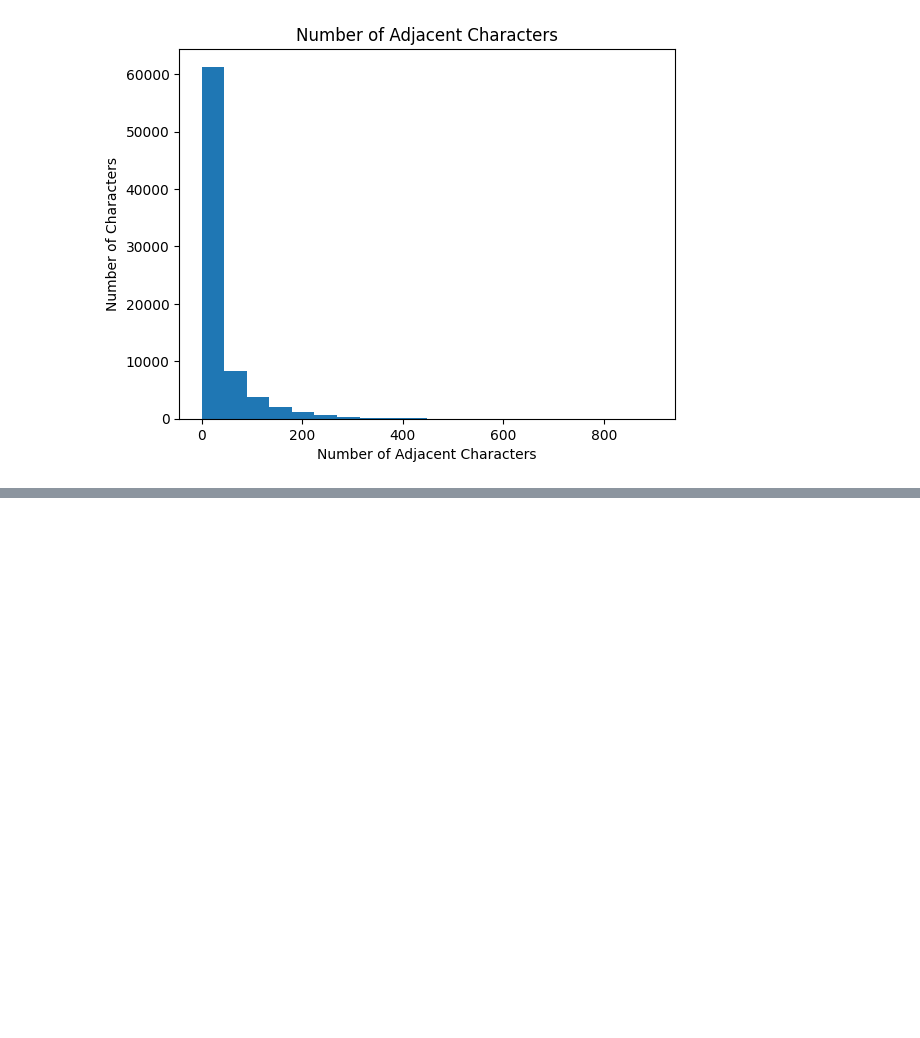
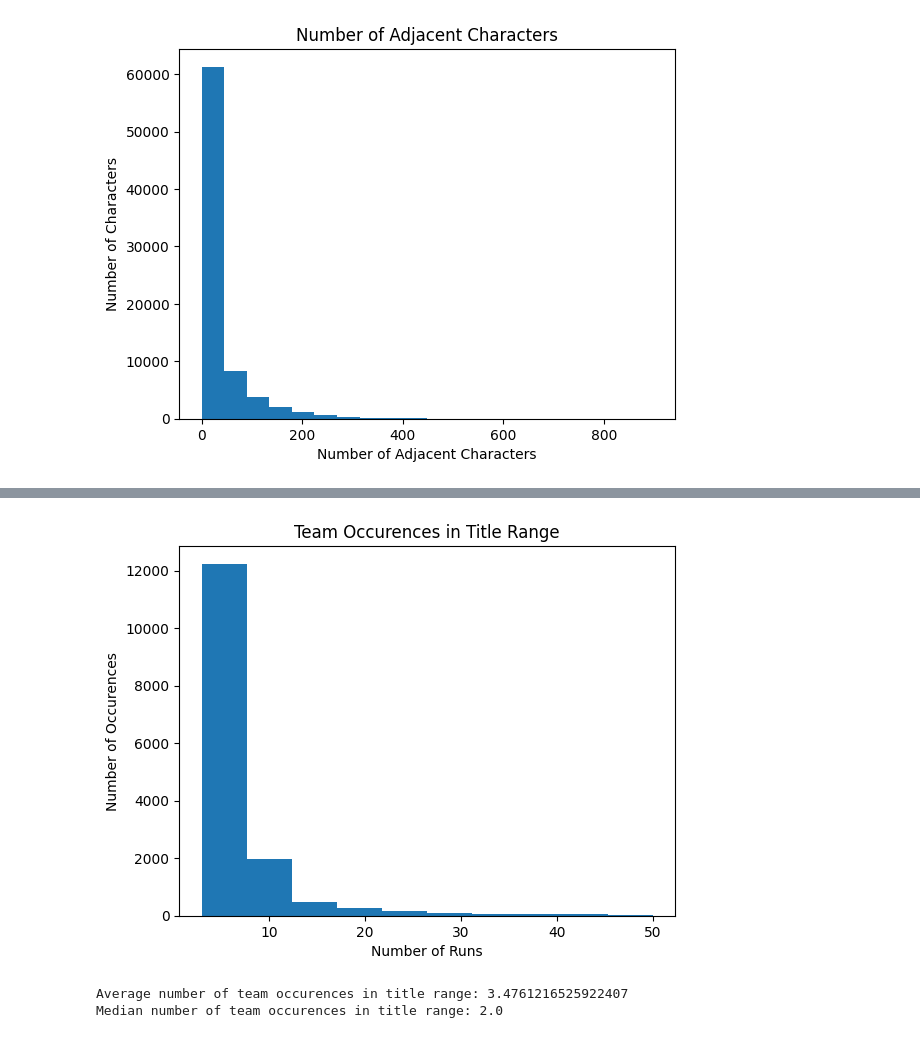
Before and after one commit to cvxluo/raider-i-know, a Jupyter notebook: analysis/analysis.ipynb, the cells around one changed output, grey strips where cells are left out. Saved outputs shown, nothing was run; the diff lists cells and outputs as text; code cells hidden in the pictures; blank space fills up the shorter version.

```diff
--- a/analysis/analysis.ipynb
+++ b/analysis/analysis.ipynb
@@ -240,0 +301,14 @@ Most frequent team: 257277245 (128)
+# %%
+TITLE_SCORE = 3650
+# %%
+def get_title_range_chars (title_score) :
+    title_range_chars = []
+    for character in tqdm(database_characters) :
+        char_top_runs = CharTopRuns(character)
+        if char_top_runs.overall_score() >= title_score :
+            title_range_chars.append(character)
+    return title_range_chars
+
+title_range_chars = get_title_range_chars(TITLE_SCORE)
+print(f'Number of characters in title range: {len(title_range_chars)}')
+print(f'Example character: {title_range_chars[0].name} ({title_range_chars[0].id})')
@@ -240,0 +339,9 @@ Most frequent team: 257277245 (128)
+# %%
+title_team_occurences = team_play_occurences(get_runs_with_characters(title_range_chars))
+plot_teams(title_team_occurences, 'Team Occurences in Title Range')
+print(f'Average number of team occurences in title range: {sum(title_team_occurences.values()) / len(title_team_occurences)}')
+print(f'Median number of team occurences in title range: {np.median(list(title_team_occurences.values()))}')
+# %% [output]
+[figure, added]
+Average number of team occurences in title range: 3.4761216525922407
+Median number of team occurences in title range: 2.0
```
Also changed, not shown: parts of 7 cells of this notebook, 1 other file.
